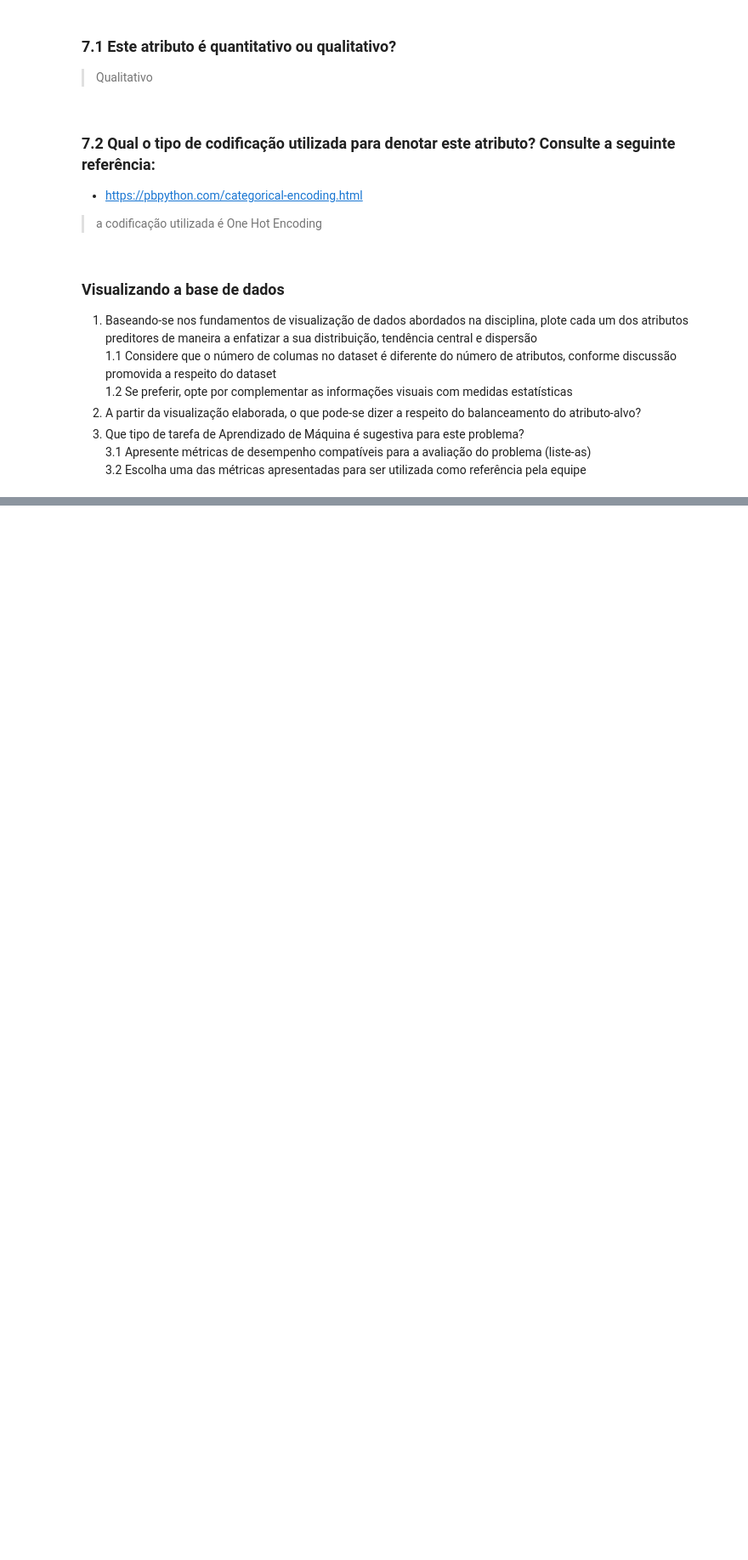
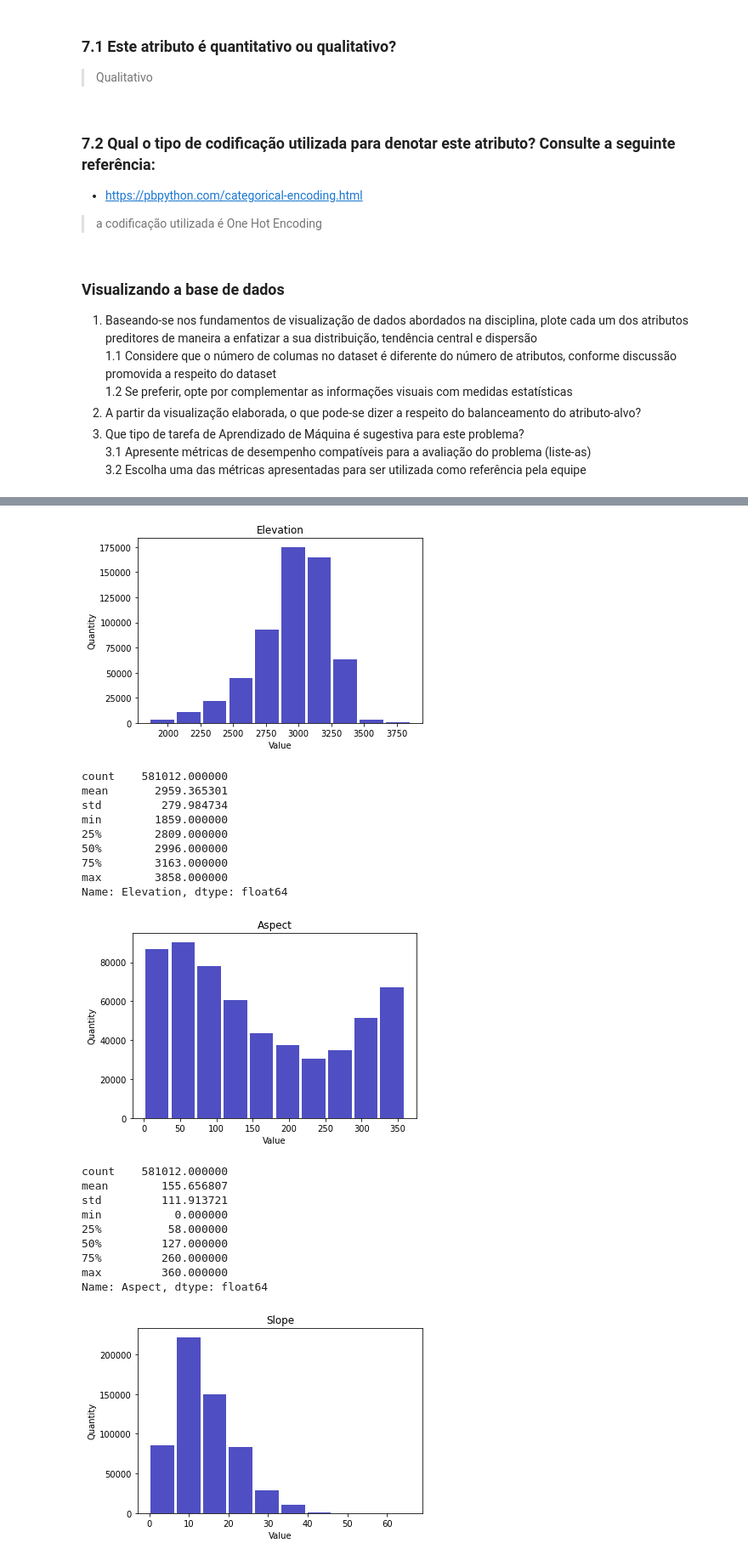
Before and after one commit to delrickOliveira/rna_2021_2.2, a Jupyter notebook: Versions/Delrick/PP2.2.1 - Conhecendo o Conjunto de Dados - Delrick.ipynb, the cells around one changed output, grey strips where cells are left out. Shown at 85% size. Saved outputs shown, nothing was run; the diff lists cells and outputs as text; code cells hidden in the pictures; blank space fills up the shorter version.

Commit message:
Answering questions from data visualization
Signed-off-by: Delrick de Oliveira Freitas <dndo.snf@uea.edu.br>

```diff
--- a/Versions/Delrick/PP2.2.1 - Conhecendo o Conjunto de Dados - Delrick.ipynb
+++ b/Versions/Delrick/PP2.2.1 - Conhecendo o Conjunto de Dados - Delrick.ipynb
@@ -203,0 +207,32 @@ answer
+# %%
+#plot first 10 columns with quantitative data and statistics
+for i in range(10):
+    series = data.iloc[:,i]
+    plt.title(series.name)
+    plt.hist(series, color='#0504aa',alpha=0.7, rwidth=0.9)
+    plt.ylabel("Quantity")
+    plt.xlabel("Value")
+    plt.show()
+    print(series.describe())
+# %% [output]
+[figure, added]
+count    581012.000000
+mean       2959.365301
+std         279.984734
+min        1859.000000
+25%        2809.000000
+50%        2996.000000
+75%        3163.000000
+max        3858.000000
+Name: Elevation, dtype: float64
+[figure, added]
+count    581012.000000
+mean        155.656807
+std         111.913721
+min           0.000000
+25%          58.000000
+50%         127.000000
+75%         260.000000
+max         360.000000
+Name: Aspect, dtype: float64
+[figure, added]
```
Also changed, not shown: parts of 14 cells of this notebook.
